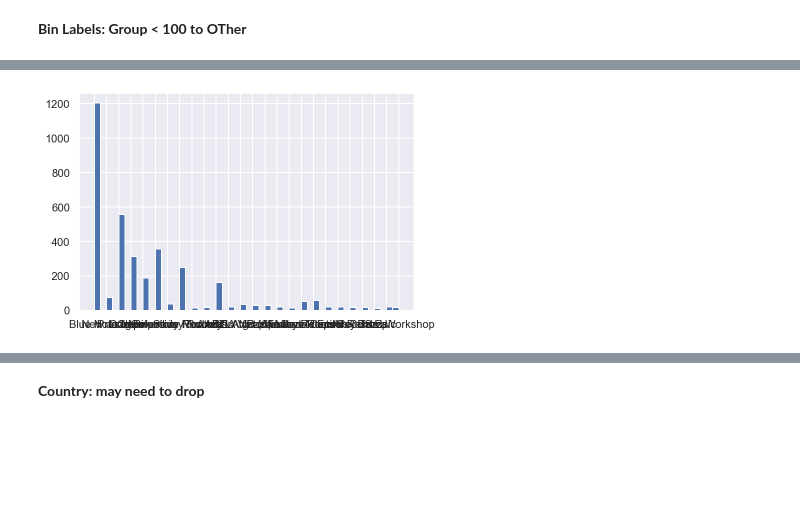
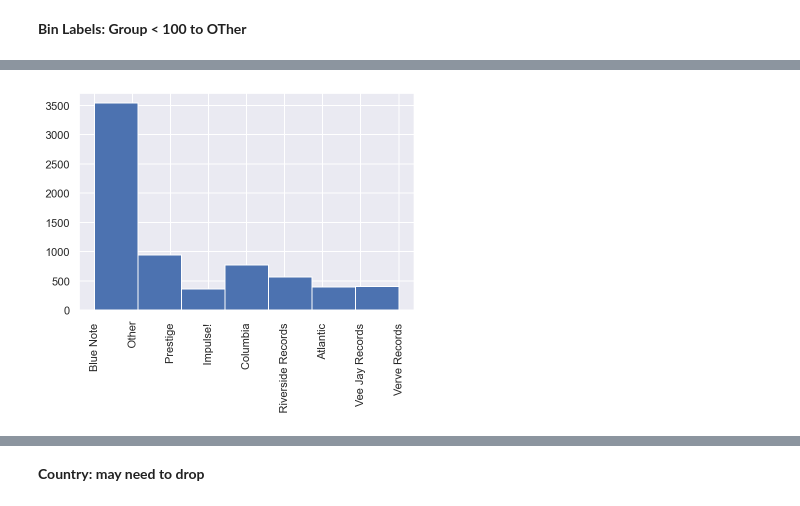
Before and after one commit to chan-chris/Metis_proj2, a Jupyter notebook: pgms/03_analysis.ipynb, the cells around one changed output, grey strips where cells are left out. Cells and saved outputs as stored; diff of their text form; code cells hidden in the pictures; blank space fills up the shorter version.

```diff
--- a/pgms/03_analysis.ipynb
+++ b/pgms/03_analysis.ipynb
@@ -102,2 +82,0 @@ df['wants'] = np.where(wantszero ==0 , 1, wantszero).tolist()
-# %%
-df['seller_rating'].fillna(value=df['seller_rating'].mode(),inplace=True)
@@ -120,3 +82,0 @@ df.isnull().sum().sum()
-# %%
-# Dropping NAN
-df.dropna(inplace=True)
@@ -248,0 +169,2 @@ plt.show()
+# %%
+df['recyearfull'] = '19'+ df['recyear'].astype(str)
@@ -250,7 +187,7 @@ plt.show()
 **Bin Labels: Group < 100 to OTher**
 # %%
 df['labcount']=df.groupby(["reclabel"])["reclabel"].transform('count')
-df.loc[df['labcount'] > 10, 'reclabel2'] = df['reclabel']
-df.loc[df['labcount'] <=10,   'reclabel2'] = 'Other'
+df.loc[df['labcount'] > 100, 'reclabel2'] = df['reclabel']
+df.loc[df['labcount'] <=100,   'reclabel2'] = 'Other'
 df.head(2)
 # %% [output]
@@ -306,10 +198,11 @@ Name: reclabel2, dtype: float64
 # %%
 # hist of record label
-plt.hist(df['reclabel2'], bins =50)
+plt.hist(df['reclabel2'], bins =7)
 #plt.xlim(0,800)
+plt.xticks(rotation=90)
 plt.show()
 # %% [output]
-[figure, old version]
+[figure, new version]
 # %%
 # haves / wants
 plt.scatter(df['haves'],df['wants'])
```
Also changed, not shown: parts of 177 cells of this notebook, 15 other files.
